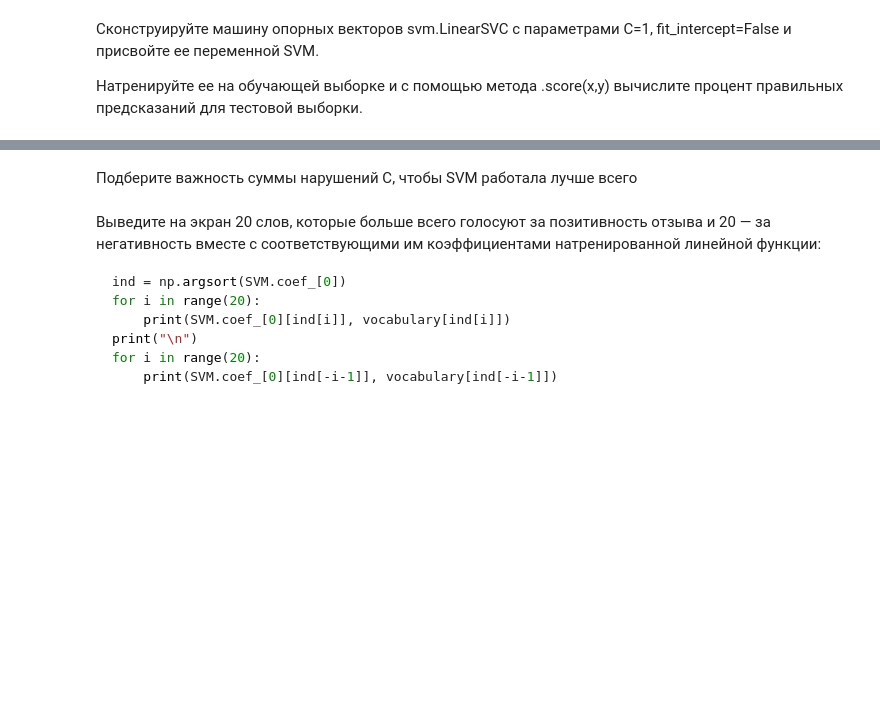
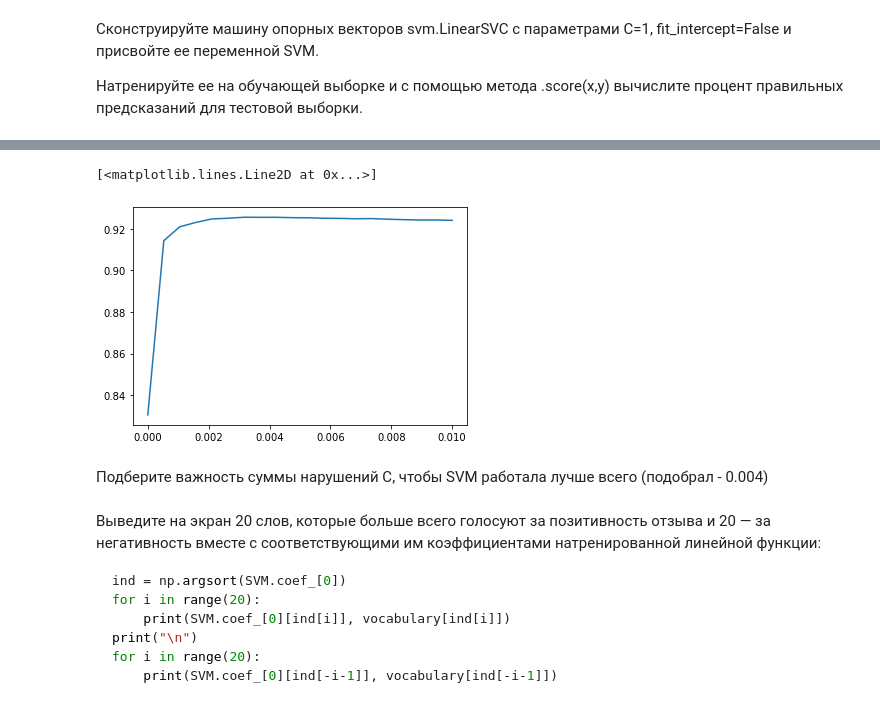
Before and after one commit to SokolovMichail/SFEDU_Master_MachineLearning, a Jupyter notebook: lab6/lab6-svm.ipynb, the cells around one changed output, grey strips where cells are left out. Saved outputs shown, nothing was run; the diff lists cells and outputs as text; code cells hidden in the pictures; blank space fills up the shorter version.

````diff
--- a/lab6/lab6-svm.ipynb
+++ b/lab6/lab6-svm.ipynb
@@ -109,5 +185,17 @@ NameError: name 'sklearn' is not defined
+# %%
+#Проверим интервал 0 - 0.25 и так далее
+c_s_2 = np.linspace(1e-100,0.01,20)
+scores_2 = []
+for i in tqdm(c_s_2):
+    svm_t = sk.svm.LinearSVC(C=i,fit_intercept=False)
+    svm_t.fit(bag_of_words_train,y_train)
+    scores_2.append(svm_t.score(bag_of_words_test,y_test))
+plt.plot(c_s_2,scores_2)
+# %% [output]
+[<matplotlib.lines.Line2D at 0x...>]
+[figure, added]
 # %% [markdown]
-Подберите важность суммы нарушений C, чтобы SVM работала лучше всего
+Подберите важность суммы нарушений C, чтобы SVM работала лучше всего (подобрал - 0.004)
 # %% [markdown]
 Выведите на экран 20 слов, которые больше всего голосуют за позитивность отзыва и 20 — за негативность вместе с соответствующими им коэффициентами натренированной линейной функции:
 ```python
````
Also changed, not shown: parts of 20 cells of this notebook.
